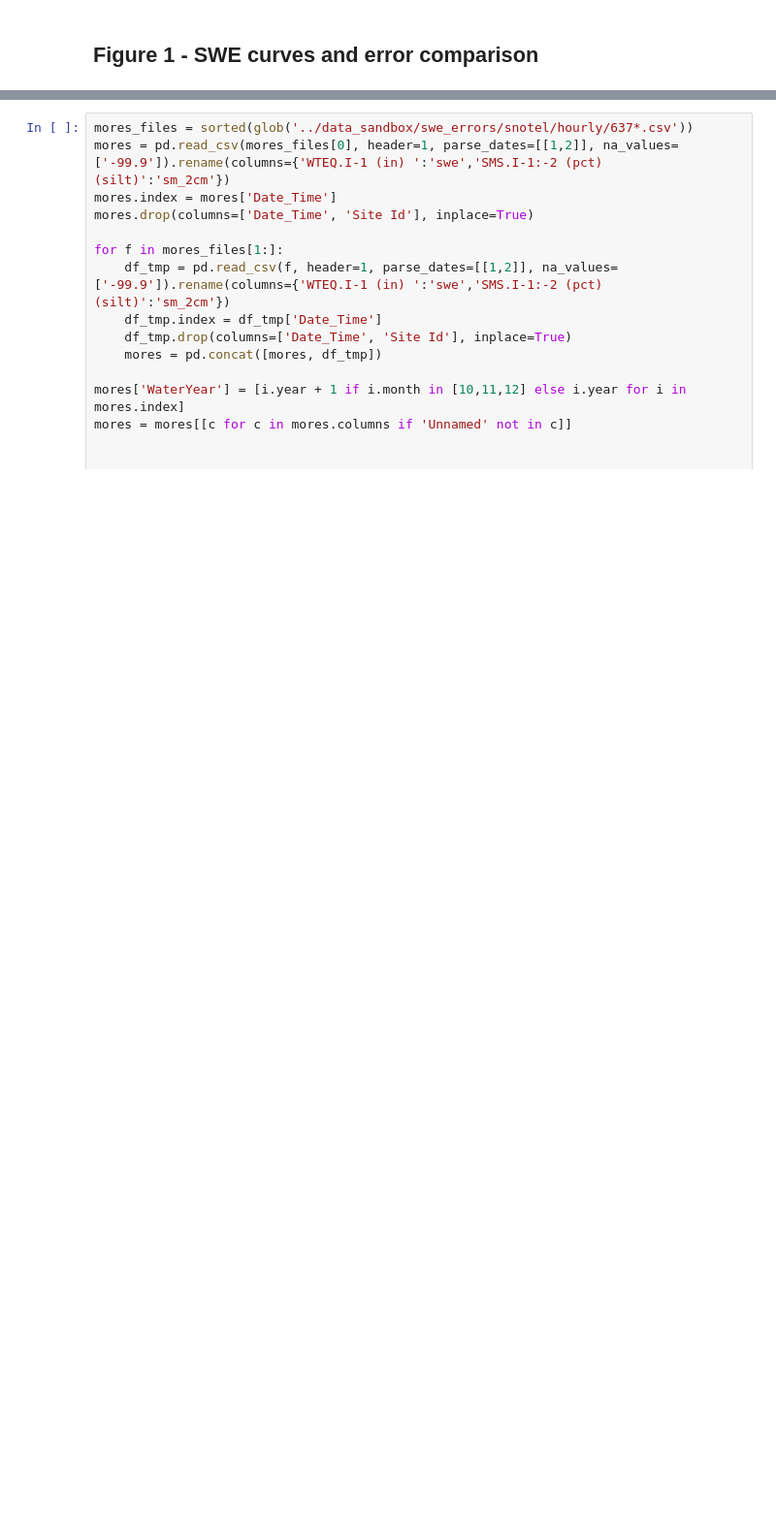
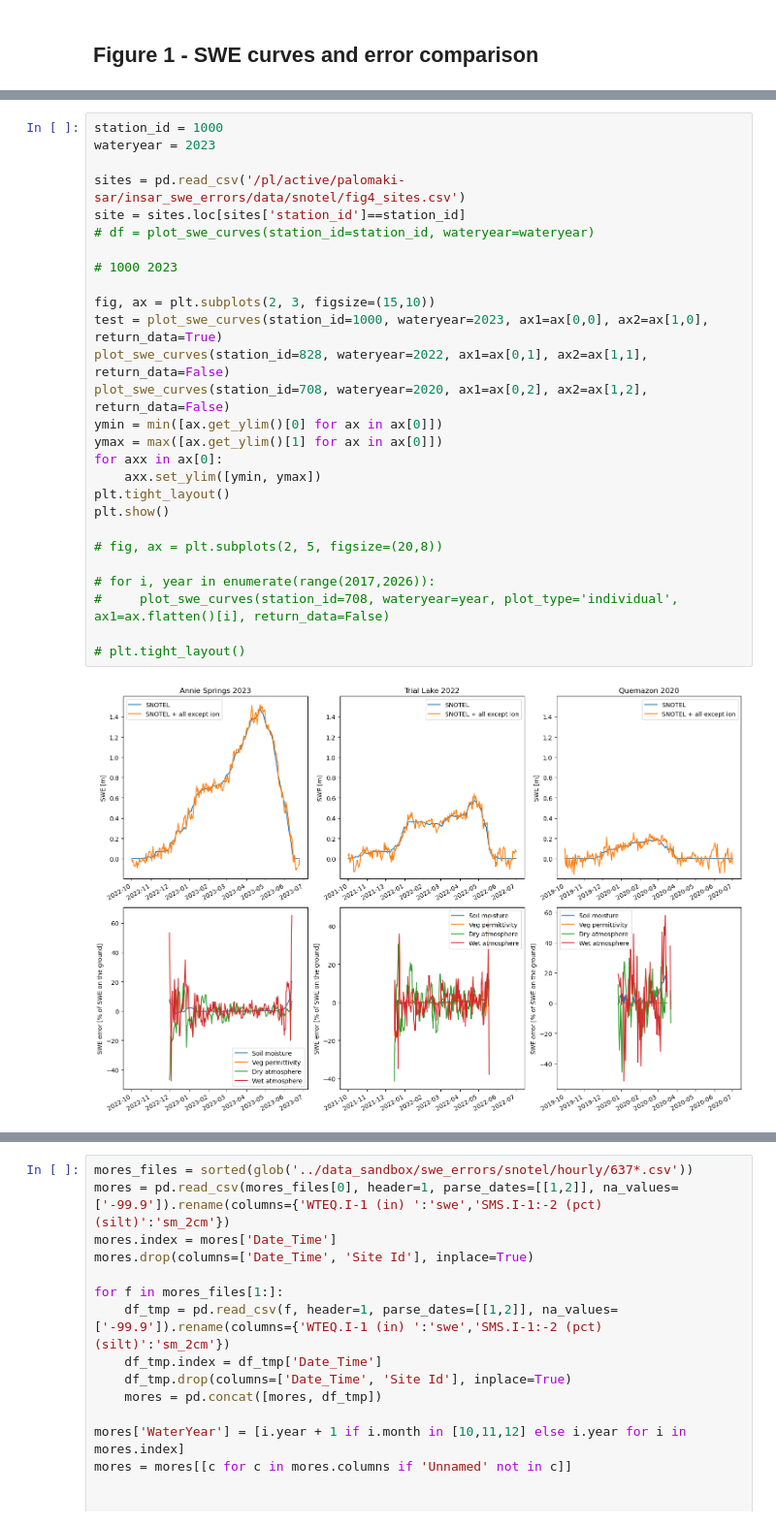
Before and after one commit to rpalomaki/SWE_error_analysis, a Jupyter notebook: ross_sandbox.ipynb, the cells around one changed output, grey strips where cells are left out. Shown at 97% size. Drawn from its saved outputs; the diff is of its cells as text; blank space fills up the shorter version.

Commit message:
figure 1 progress

```diff
--- a/ross_sandbox.ipynb
+++ b/ross_sandbox.ipynb
@@ -133,0 +145,29 @@ ax.legend()
+# %%
+station_id = 1000
+wateryear = 2023
+
+sites = pd.read_csv('/pl/active/palomaki-sar/insar_swe_errors/data/snotel/fig4_sites.csv')
+site = sites.loc[sites['station_id']==station_id]
+# df = plot_swe_curves(station_id=station_id, wateryear=wateryear)
+
+# 1000 2023
+
+fig, ax = plt.subplots(2, 3, figsize=(15,10))
+test = plot_swe_curves(station_id=1000, wateryear=2023, ax1=ax[0,0], ax2=ax[1,0], return_data=True)
+plot_swe_curves(station_id=828, wateryear=2022, ax1=ax[0,1], ax2=ax[1,1], return_data=False)
+plot_swe_curves(station_id=708, wateryear=2020, ax1=ax[0,2], ax2=ax[1,2], return_data=False)
+ymin = min([ax.get_ylim()[0] for ax in ax[0]])
+ymax = max([ax.get_ylim()[1] for ax in ax[0]])
+for axx in ax[0]:
+    axx.set_ylim([ymin, ymax])
+plt.tight_layout()
+plt.show()
+
+# fig, ax = plt.subplots(2, 5, figsize=(20,8))
+
+# for i, year in enumerate(range(2017,2026)):
+#     plot_swe_curves(station_id=708, wateryear=year, plot_type='individual', ax1=ax.flatten()[i], return_data=False)
+
+# plt.tight_layout()
+# %% [output]
+[figure, added]
```
Also changed, not shown: parts of 3 cells of this notebook, 2 other files.
